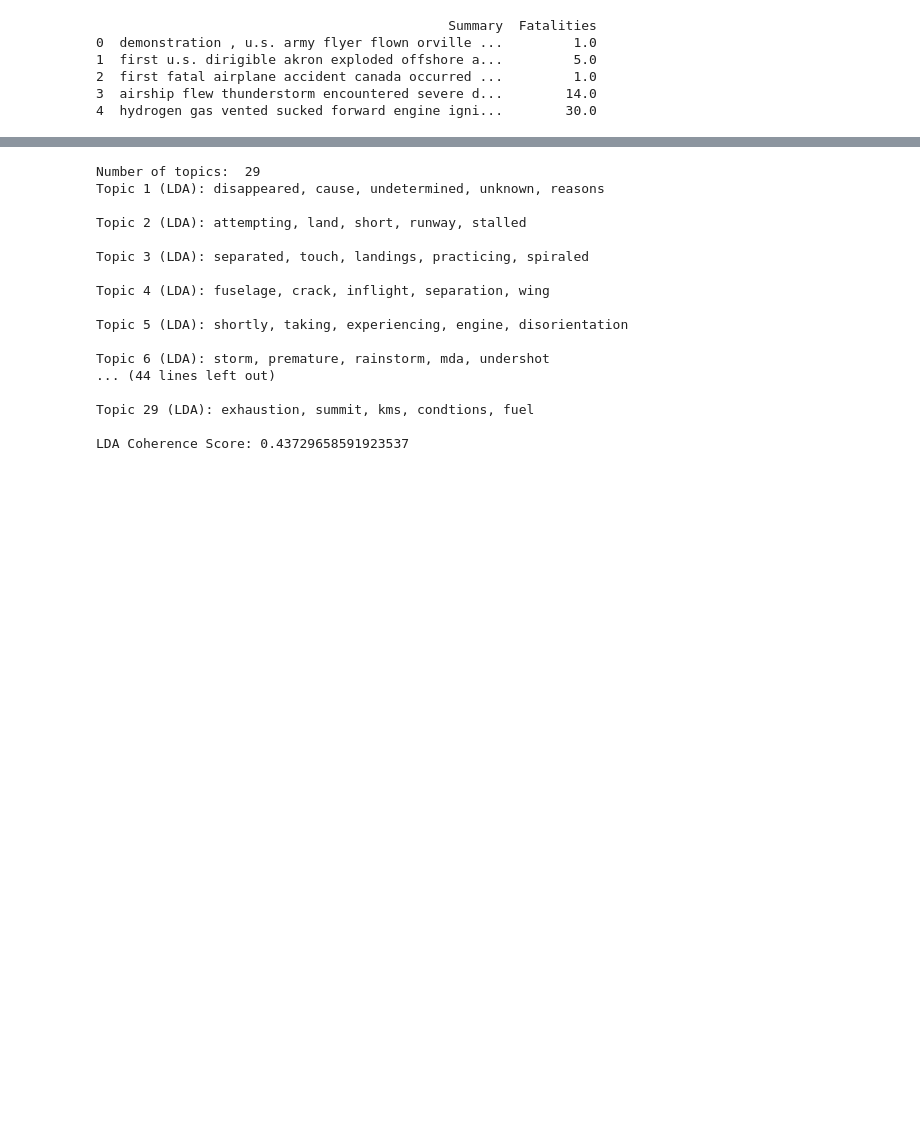
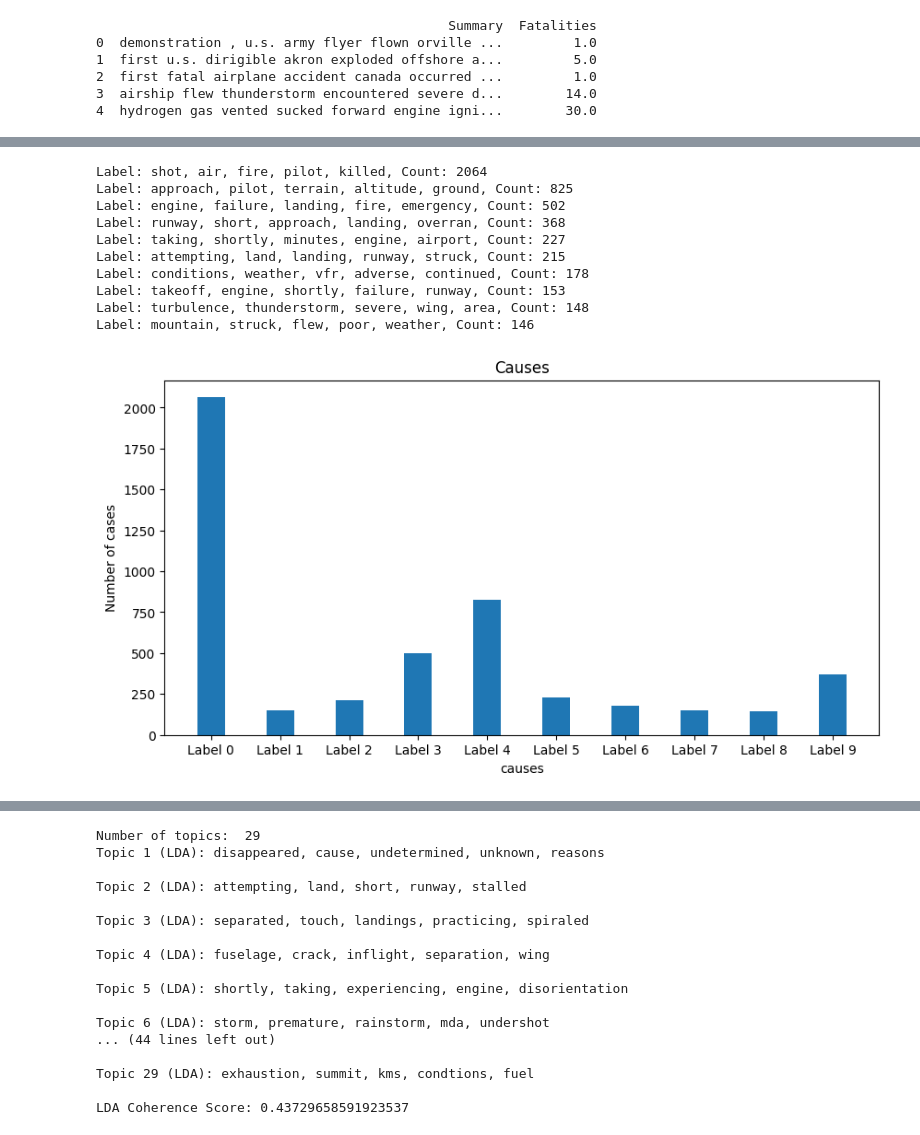
Before and after one commit to zlattah/air_crash_analysis, a Jupyter notebook: causes.ipynb, the cells around one changed output, grey strips where cells are left out. Saved outputs shown, nothing was run; the diff lists cells and outputs as text; code cells hidden in the pictures; blank space fills up the shorter version.

```diff
--- a/causes.ipynb
+++ b/causes.ipynb
@@ -131,0 +153,77 @@ plt.show()
+# %%
+vectorizer = TfidfVectorizer()
+stop_words = set(stopwords.words('english'))
+stop_words.update(['the','we','cargo','feet','ft','plane', 'aircraft', 'flight','crashed','en','route','sea'])  # Add additional words to remove
+stop_words.update(['000','55','miles','ft','000','500','200','mt','rio','de','janeiro'])
+df['Summary'] = df['Summary'].apply(lambda x: ' '.join([word for word in word_tokenize(x) if word not in stop_words]))
+features = vectorizer.fit_transform(df['Summary'])
+
+# Perform clustering with K-means
+k = 10  # Number of clusters
+kmeans = KMeans(n_clusters=k, random_state=42)
+kmeans.fit(features)
+
+# Get the feature names
+terms = vectorizer.get_feature_names_out()
+
+# Analyze cluster characteristics
+cluster_keywords = []
+order_centroids = kmeans.cluster_centers_.argsort()[:, ::-1]
+for i in range(k):
+    top_keywords = [terms[ind] for ind in order_centroids[i, :5]]  # Select top 3 words
+    cluster_keywords.append(top_keywords)
+
+# Assign labels to clusters based on keywords
+cluster_labels = [', '.join(keywords) for keywords in cluster_keywords]
+
+# Add cluster labels to the DataFrame
+df['Cluster'] = kmeans.labels_
+df['Label'] = [cluster_labels[label] for label in kmeans.labels_]
+from collections import Counter
+all_labels = [cluster_labels[label] for label in kmeans.labels_]
+
+# Count the occurrences of each label
+label_counts = Counter(all_labels)
+
+# Get the labels and their frequencies
+labels = [f"Label {i}" for i in range(k)]
+labels = [f"Label {i}" for i in range(10)]
+frequencies = list(label_counts.values())
+
+# Print the most common labels and their frequencies
+most_common_labels = label_counts.most_common()
+for label, count in most_common_labels:
+    print(f"Label: {label}, Count: {count}")
+
+# Count the occurrences of each label
+label_counts = Counter(all_labels)
+#print("This is the decade ", i)
+#plt.figure(figsize=(8, 6))
+#plt.pie(frequencies, labels=labels, autopct='%1.1f%%')
+#plt.title('Possible causes')
+fig = plt.figure(figsize = (10, 5))
+
+# creating the bar plot
+plt.bar(labels, frequencies,
+            width = 0.4)
+
+plt.xlabel("causes")
+plt.ylabel("Number of cases")
+plt.title("Causes")
+plt.show()
+
+    # Display the chart
+    #plt.show()
+    #print(df)
+# %% [output]
+Label: shot, air, fire, pilot, killed, Count: 2064
+Label: approach, pilot, terrain, altitude, ground, Count: 825
+Label: engine, failure, landing, fire, emergency, Count: 502
+Label: runway, short, approach, landing, overran, Count: 368
+Label: taking, shortly, minutes, engine, airport, Count: 227
+Label: attempting, land, landing, runway, struck, Count: 215
+Label: conditions, weather, vfr, adverse, continued, Count: 178
+Label: takeoff, engine, shortly, failure, runway, Count: 153
+Label: turbulence, thunderstorm, severe, wing, area, Count: 148
+Label: mountain, struck, flew, poor, weather, Count: 146
+[figure, added]
```
Also changed, not shown: parts of 13 cells of this notebook, 8 other files.
